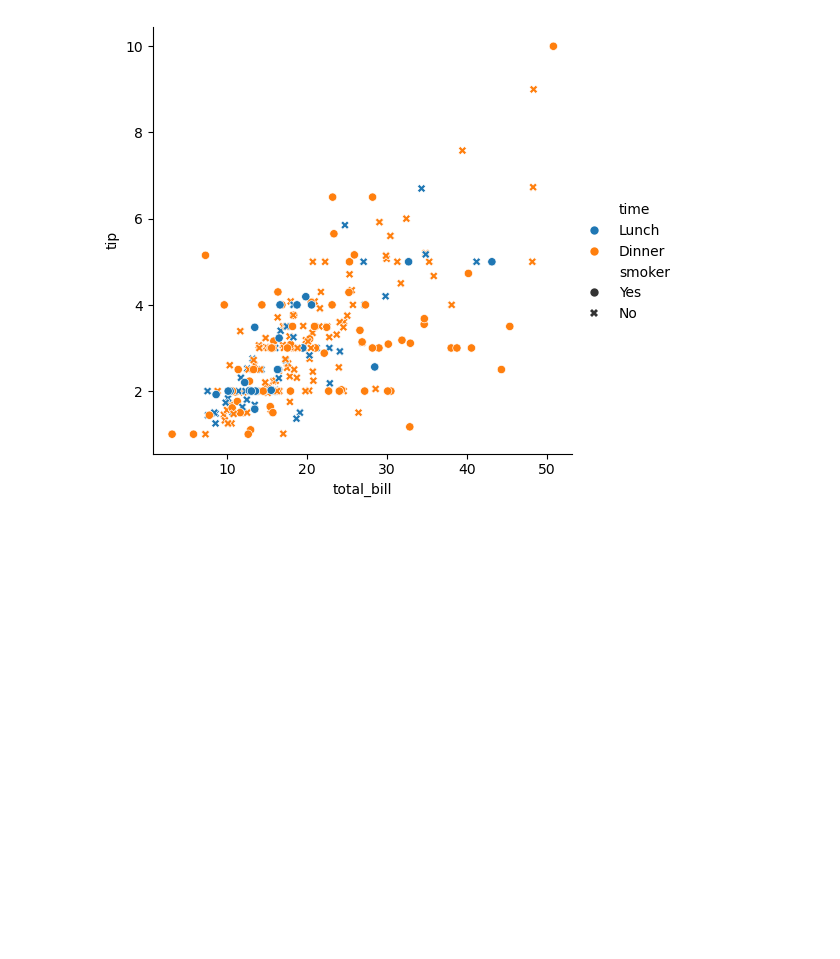
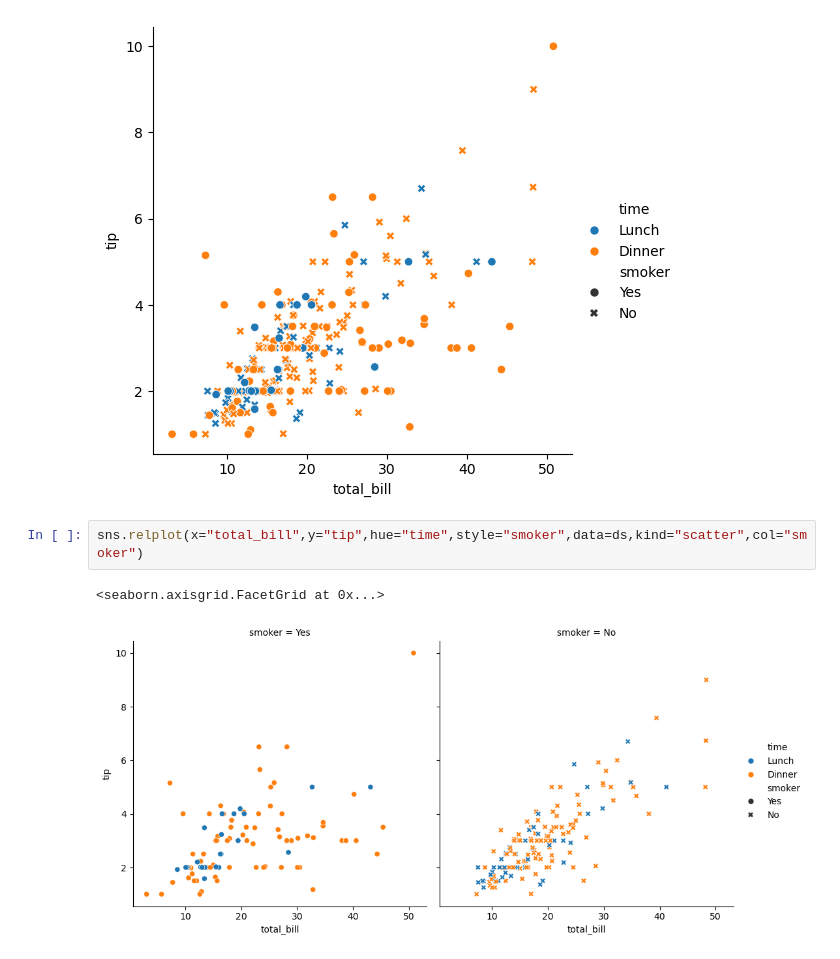
Before and after one commit to kuldeepsingh8949/Data_Science, a Jupyter notebook: python/Seaborn.ipynb, the cells around one changed output. Saved outputs shown, nothing was run; the diff lists cells and outputs as text; blank space fills up the shorter version.

```diff
--- a/python/Seaborn.ipynb
+++ b/python/Seaborn.ipynb
@@ -163,3 +163,8 @@ sns.relplot(x="total_bill",y="tip",hue="time",style="smoker",data=ds)
 # %% [output]
 <seaborn.axisgrid.FacetGrid at 0x...>
 [figure]
+# %%
+sns.relplot(x="total_bill",y="tip",hue="time",style="smoker",data=ds,kind="scatter",col="smoker")
+# %% [output]
+<seaborn.axisgrid.FacetGrid at 0x...>
+[figure, added]
```
Also changed, not shown: parts of 6 cells of this notebook, 7 other files.
